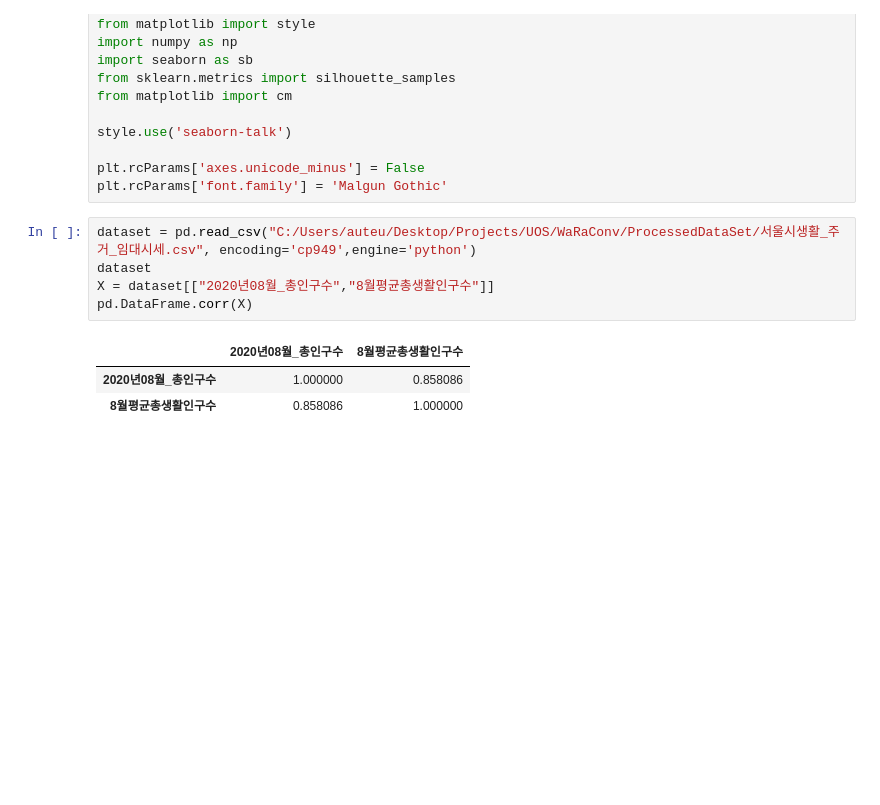
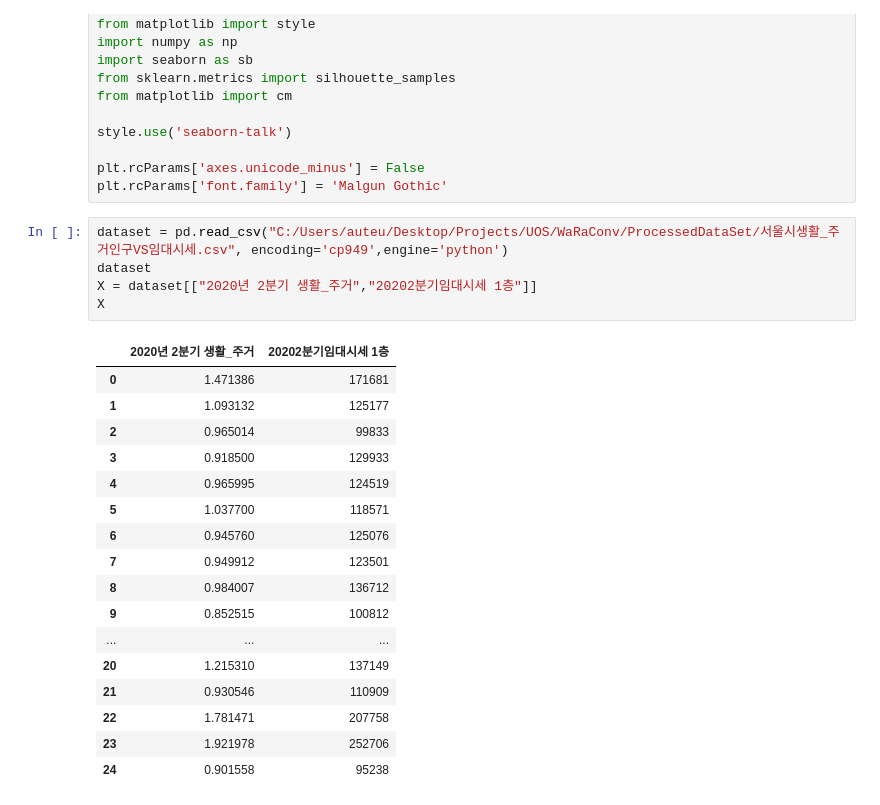
Before and after one commit to howtolivelikehuman/WaRaConv, a Jupyter notebook: PythonCode/Clustering.ipynb, the cells around one changed output. Drawn from its saved outputs; the diff is of its cells as text; blank space fills up the shorter version.

```diff
--- a/PythonCode/Clustering.ipynb
+++ b/PythonCode/Clustering.ipynb
@@ -13,14 +39,28 @@ style.use('seaborn-talk')
 plt.rcParams['axes.unicode_minus'] = False
 plt.rcParams['font.family'] = 'Malgun Gothic'
 # %%
-dataset = pd.read_csv("C:/Users/auteu/Desktop/Projects/UOS/WaRaConv/ProcessedDataSet/서울시생활_주거_임대시세.csv", encoding='cp949',engine='python')
+dataset = pd.read_csv("C:/Users/auteu/Desktop/Projects/UOS/WaRaConv/ProcessedDataSet/서울시생활_주거인구VS임대시세.csv", encoding='cp949',engine='python')
 dataset
-X = dataset[["2020년08월_총인구수","8월평균총생활인구수"]]
-pd.DataFrame.corr(X)
+X = dataset[["2020년 2분기 생활_주거","20202분기임대시세 1층"]]
+X
 # %% [output]
-|  | 2020년08월_총인구수 | 8월평균총생활인구수 |
-| 2020년08월_총인구수 | 1.000000 | 0.858086 |
-| 8월평균총생활인구수 | 0.858086 | 1.000000 |
+|  | 2020년 2분기 생활_주거 | 20202분기임대시세 1층 |
+| 0 | 1.471386 | 171681 |
+| 1 | 1.093132 | 125177 |
+| 2 | 0.965014 | 99833 |
+| 3 | 0.918500 | 129933 |
+| 4 | 0.965995 | 124519 |
+| 5 | 1.037700 | 118571 |
+| 6 | 0.945760 | 125076 |
+| 7 | 0.949912 | 123501 |
+| 8 | 0.984007 | 136712 |
+| 9 | 0.852515 | 100812 |
+| ... | ... | ... |
+| 20 | 1.215310 | 137149 |
+| 21 | 0.930546 | 110909 |
+| 22 | 1.781471 | 207758 |
+| 23 | 1.921978 | 252706 |
+| 24 | 0.901558 | 95238 |
 # %%
 from sklearn.cluster import KMeans
 
```
Also changed, not shown: parts of 7 cells of this notebook, 4 other files.
